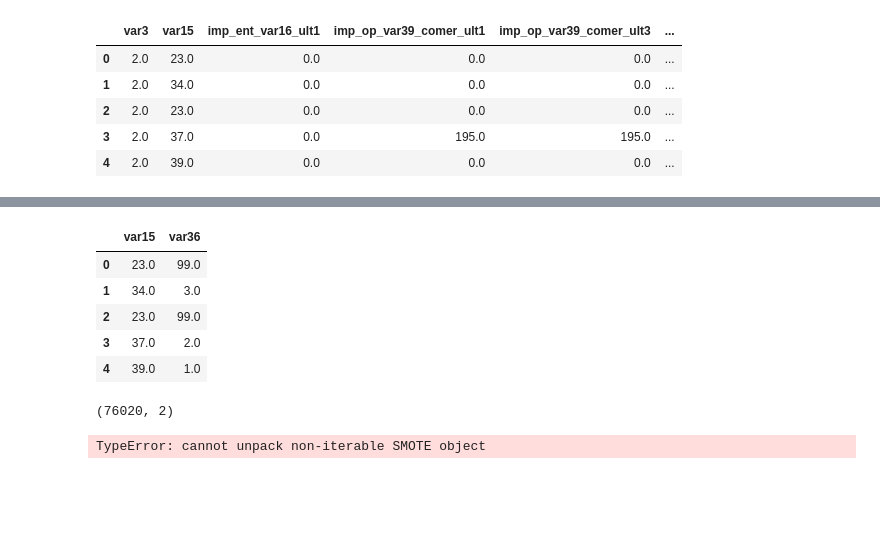
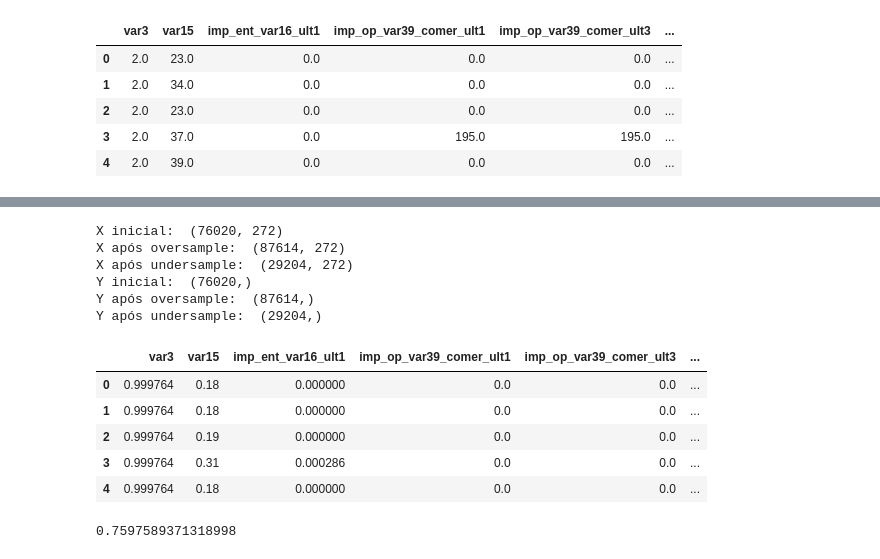
Before and after one commit to Daniell-Dantas/santander-customer-satisfaction-kaggle, a Jupyter notebook: dl-proj1-santander.ipynb, the cells around one changed output, grey strips where cells are left out. Cells and saved outputs as stored; diff of their text form; code cells hidden in the pictures; blank space fills up the shorter version.

```diff
--- a/dl-proj1-santander.ipynb
+++ b/dl-proj1-santander.ipynb
@@ -172,7 +172,7 @@ Text(0, 0.5, 'Quantidade')
 Note que temos muito mais exemplos de não satisfação (TARGET=0) do que de satisfação (Target=1). Idealmente, é interessante considerar técnicas de balanceamento de base de dados.
 # %%
 X_train=train.copy()
-X_train.drop(labels=['ID'], axis=1, inplace = True)
+X_train.drop(labels=['ID','TARGET'], axis=1, inplace = True)
 print(train.shape)
 print(X_train.shape)
 X_train.head()
@@ -247,13 +213 @@ print(X_train.columns.get_loc("var15"))
-# %%
-X_train.drop(X_train.columns[133:274],axis=1,inplace=True)
-X_train.drop(X_train.columns[2:132],axis=1,inplace=True)
-X_train.drop(X_train.columns[0],axis=1,inplace=True)
-X_train.head()
-# %% [output]
-|  | var15 | var36 |
-| 0 | 23.0 | 99.0 |
-| 1 | 34.0 | 3.0 |
-| 2 | 23.0 | 99.0 |
-| 3 | 37.0 | 2.0 |
-| 4 | 39.0 | 1.0 |
 # %%
@@ -265,12 +219,0 @@ X_train_norm = pd.DataFrame(scaled, columns=X_train.columns)
-# %%
-Y_train=train["TARGET"]
-scaler = MinMaxScaler()
-Y_train_norm=Y_train.to_numpy()
-Y_train_norm=Y_train_norm.reshape(-1,1)
-scaler.fit(Y_train_norm)
-scaled = scaler.fit_transform(Y_train_norm)
-Y_train_norm.shape #= pd.DataFrame(scaled, columns=train[371])
-#Y_train_norm.head()
-X_train_norm.shape
-# %% [output]
-(76020, 2)
@@ -279,6 +219,0 @@ Y_train_norm.dtypes
-# %%
-from imblearn.over_sampling import SMOTE
-smote = SMOTE(random_state=32)
-X_train_sm,Y_train_sm = smote.fit(X_train,Y_train)
-# %% [output]
-TypeError: cannot unpack non-iterable SMOTE object
@@ -285,9 +222,48 @@ TypeError: cannot unpack non-iterable SMOTE object
+# %%
+#Balanceamento dos dados
+
+from imblearn.over_sampling import SMOTE
+from imblearn.under_sampling import RandomUnderSampler
+
+smote = SMOTE(sampling_strategy=0.2, random_state=42)
+X_train_sm,Y_train_sm = smote.fit_resample(X_train_norm,Y_train)
+
+under = RandomUnderSampler(random_state=42)
+X,Y = under.fit_resample(X_train_sm,Y_train_sm)
+
+print('X inicial: ',X_train.shape)
+print('X após oversample: ',X_train_sm.shape)
+print('X após undersample: ',X.shape)
+
+print('Y inicial: ',Y_train.shape)
+print('Y após oversample: ',Y_train_sm.shape)
+print('Y após undersample: ',Y.shape)
+
+X.head()
+# %% [output]
+X inicial:  (76020, 272)
+X após oversample:  (87614, 272)
+X após undersample:  (29204, 272)
+Y inicial:  (76020,)
+Y após oversample:  (87614,)
+Y após undersample:  (29204,)
+|  | var3 | var15 | imp_ent_var16_ult1 | imp_op_var39_comer_ult1 | imp_op_var39_comer_ult3 | ... |
+| 0 | 0.999764 | 0.18 | 0.000000 | 0.0 | 0.0 | ... |
+| 1 | 0.999764 | 0.18 | 0.000000 | 0.0 | 0.0 | ... |
+| 2 | 0.999764 | 0.19 | 0.000000 | 0.0 | 0.0 | ... |
+| 3 | 0.999764 | 0.31 | 0.000286 | 0.0 | 0.0 | ... |
+| 4 | 0.999764 | 0.18 | 0.000000 | 0.0 | 0.0 | ... |
 # %%
 from sklearn.neural_network import MLPClassifier
-net = MLPClassifier(solver='adam', activation='logistic', alpha=1e-5, hidden_layer_sizes=(50), random_state=1)
+from sklearn.model_selection import KFold
+
+#kf = KFold(n_splits=5)
+net = MLPClassifier(solver='adam', activation='logistic', alpha=1e-5, hidden_layer_sizes=(20,20), random_state=1) #Somente 1 neurônio de saída
 net.out_activation_='identity'
-net.fit(X_train_norm, Y_train_norm)
-net.score(X_train_norm,Y_train_norm)
+net.fit(X,Y)
+net.score(X,Y)
+# %% [output]
+0.7597589371318998
 # %%
 test=pd.read_csv('../input/santander-customer-satisfaction/test.csv')
 test.head()
```
Also changed, not shown: parts of 18 cells of this notebook.
